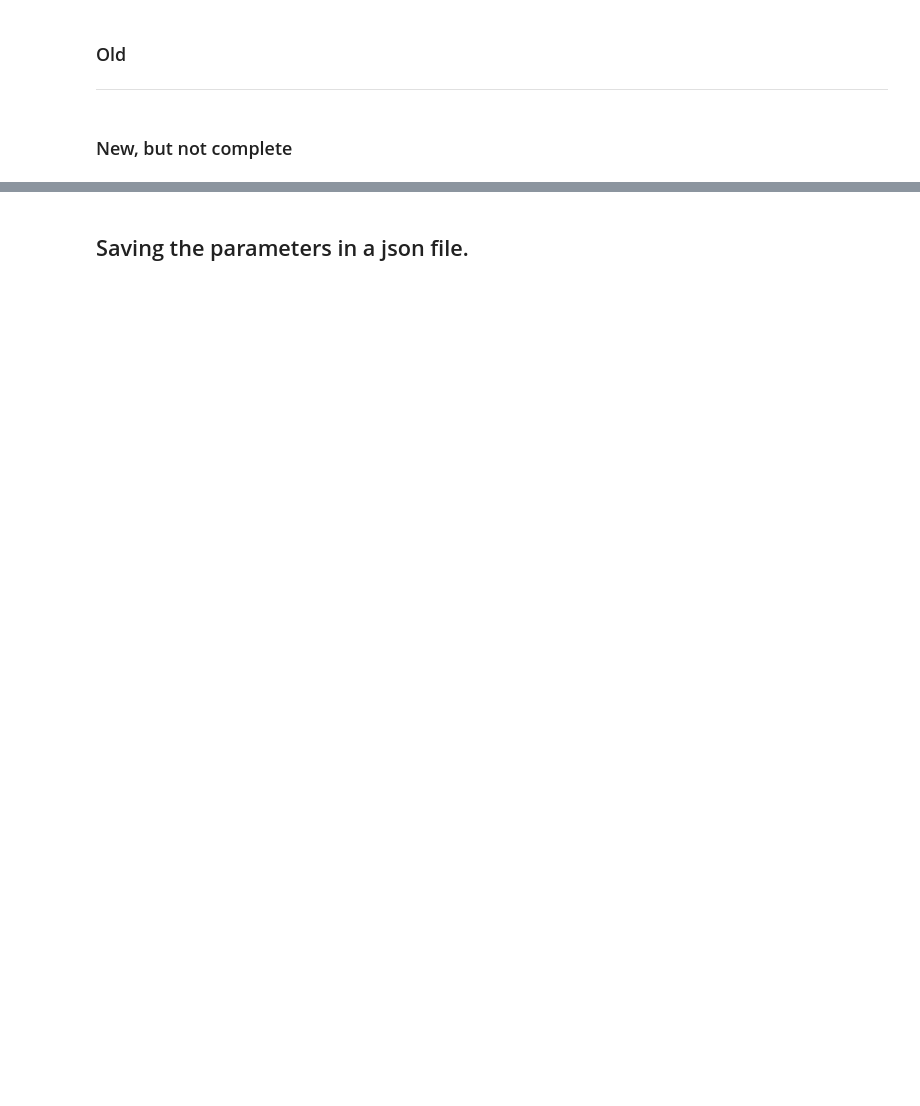
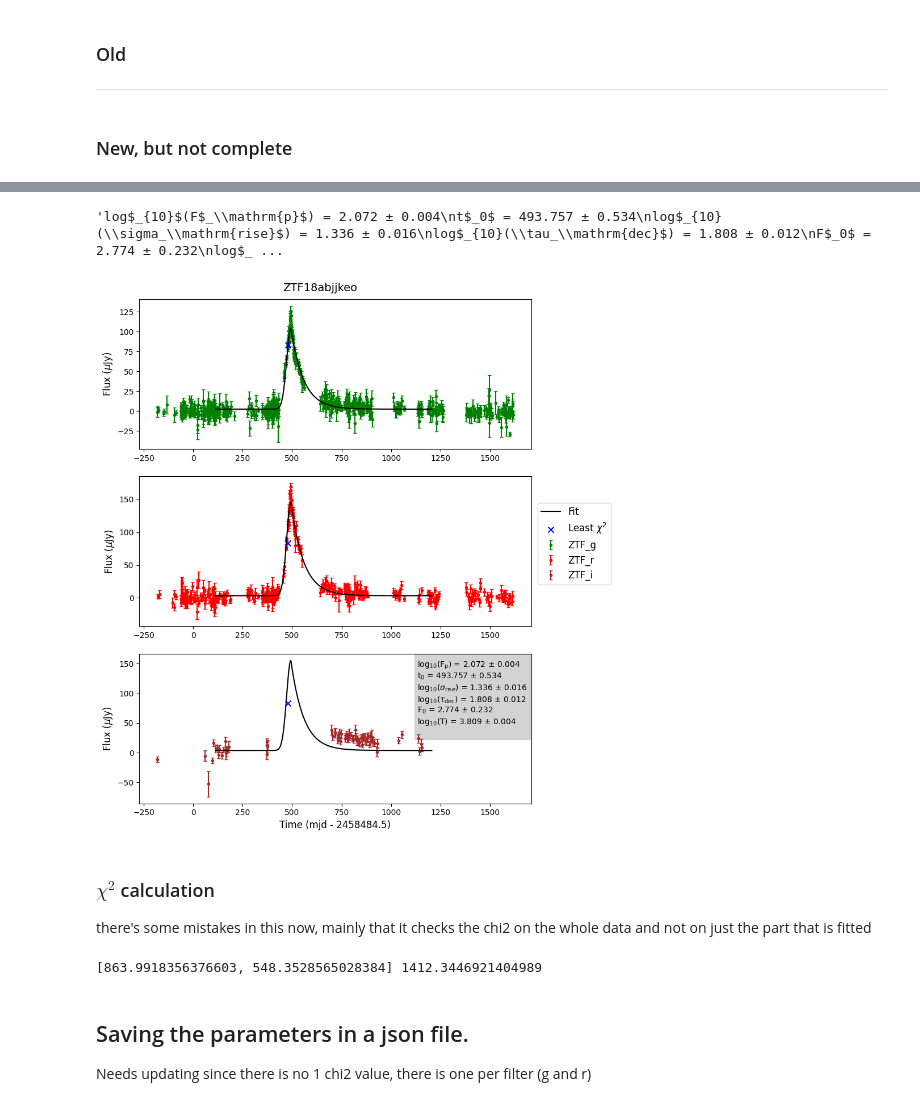
Before and after one commit to TimvdVuurst/FRP_TimvdVuurst, a Jupyter notebook: forced_photometry_2.ipynb, the cells around one changed output, grey strips where cells are left out. Saved outputs shown, nothing was run; the diff lists cells and outputs as text; code cells hidden in the pictures; blank space fills up the shorter version.

```diff
--- a/forced_photometry_2.ipynb
+++ b/forced_photometry_2.ipynb
@@ -150,11 +152,14 @@ plot_clean_unclean_data(testdata_full,testdata_unclean)
 #Source: http://svo2.cab.inta-csic.es/theory/fps/index.php?mode=browse&gname=Palomar&gname2=ZTF&asttype=
 g_center = c/ (4746.48 * 1e-10)
 r_center = c / (6366.38 * 1e-10)
+i_center = c / (7867.41 * 1e-10)
 
 chi2_results, peak_ind, peak_position_guess, peak_guess = fp.chi2_peak_finder(flux,err,time,time_zeropoint)
 print(f"Peak guess: {peak_guess} at time {peak_position_guess}.")
 
 time_mask = (time > (peak_position_guess - 365)) & (time < (peak_position_guess+365*2)) #these are the times we will be fitting on
+time_mask_full = (testdata_full['time'].values > (peak_position_guess - 365)) & (testdata_full['time'].values < (peak_position_guess+365*2))  #same mask but also usable for ZTF_i
+time_fit_full = testdata_full['time'][time_mask_full]
 
 #values for fitting
 flux_fit,err_fit,time_fit,filters_fit = flux[time_mask],err[time_mask],time[time_mask],testdata['filter'][time_mask].to_numpy()
@@ -164,7 +169,7 @@ v1 = filters_fit.copy()
 v1[v1 == 'ZTF_g'] = g_center
 v1[v1 == 'ZTF_r'] = r_center
 v1 = v1.astype(np.float64)
-v0 = np.average([g_center,r_center],weights=[np.sum(filters_fit=='ZTF_g'),np.sum(filters_fit=='ZTF_r')])
+nu_0 = np.average([g_center,r_center],weights=[np.sum(filters_fit=='ZTF_g'),np.sum(filters_fit=='ZTF_r')])
 
 #Initial guesses and boundings for fitting in order: Fp, peak_pos, sigma, tau_dec, F0, T
 guesses = [np.log10(np.max(flux_fit)),peak_position_guess,1,2.5,1,4]
@@ -401,3 +317,72 @@ Sum of best green and red: 1468.696144422285 + 882.0747074101976 = 2350.77085183
+# %%
+paramstr = ''
+newnames = [r'log$_{10}$(F$_\mathrm{p}$)',r't$_0$',r'log$_{10}(\sigma_\mathrm{rise}$)',r'log$_{10}(\tau_\mathrm{dec}$)',r'F$_0$',r'log$_{10}$(T)']
+for i,n in enumerate(newnames):
+    paramstr += f'{n} = {popt[i]:.3f} ± {perr[i]:.3f}'
+    paramstr += '\n'
+
+paramstr
+# %% [output]
+'log$_{10}$(F$_\\mathrm{p}$) = 2.072 ± 0.004\nt$_0$ = 493.757 ± 0.534\nlog$_{10}(\\sigma_\\mathrm{rise}$) = 1.336 ± 0.016\nlog$_{10}(\\tau_\\mathrm{dec}$) = 1.808 ± 0.012\nF$_0$ = 2.774 ± 0.232\nlog$_ ...
+# %%
+colors = ['green','red','brown']
+labels_ebar = ['ZTF_g','ZTF_r','ZTF_i']
+lines = []
+labels = []
+
+fig,axes = plt.subplots(nrows=3,sharex=True,figsize=(8,10))
+
+axes[0].xaxis.set_tick_params(which='both', labelbottom=True)
+axes[1].xaxis.set_tick_params(which='both', labelbottom=True)
+for i,ax in enumerate(axes):
+    ax.errorbar(testdata_full['time'][filtermasks[i]],testdata_full['flux'][filtermasks[i]],testdata_full['flux_unc'][filtermasks[i]],
+                fmt='.',c=colors[i],label=labels_ebar[i],capsize=2)
+    if i == 0:
+        ax.plot(moretimes,fits_plot[i],c='black',zorder=10,label='Fit')
+    else:
+        ax.plot(moretimes,fits_plot[i],c='black',zorder=10)
+
+    if i < 3:
+        if i == 0:
+            ax.scatter(peak_position_guess,peak_guess,s=50,marker='x',c='blue',zorder=10,label=r'Least $\chi^2$')
+        else:
+            ax.scatter(peak_position_guess,peak_guess,s=50,marker='x',c='blue',zorder=10)
+
+
+    ax.set_ylabel(r"Flux ($\mu$Jy)",fontsize=12)
+
+    Line, Label = ax.get_legend_handles_labels()
+    # print(Label)
+    lines.extend(Line)
+    labels.extend(Label)
+
+axes[-1].set_xlabel(f"Time (mjd - 2458484.5)",fontsize=12)
+axes[-1].text(0.71,0.46,paramstr,transform=axes[-1].transAxes,fontsize=10,backgroundcolor='lightgray',zorder=-1)
+
+plt.suptitle(ztf_name,fontsize=14)
+fig.legend(lines,labels,bbox_to_anchor=[1.15,0.6],fontsize=12)
+# fig.legend(lines,labels,loc=[0.783,0.166])
+# plt.legend()
+fig.tight_layout()
+plt.show()
+# %% [output]
+[figure, added]
+# %% [markdown]
+### $\chi^2$ calculation
+there's some mistakes in this now, mainly that it checks the chi2 on the whole data and not on just the part that is fitted
+# %%
+masks = [np.array(testdata['filter'] == f)[time_mask] for f in np.unique(testdata['filter'])]
+greenmask,redmask = masks
+fits = [gauss_exp(time_fit,c,nu_0,*popt) for c in [g_center,r_center]]
+
+chis = []
+for i,fit in enumerate(fits):
+    chis.append(fp.chi2(flux_fit[masks[i]],err_fit[masks[i]],fit[masks[i]]))
+    pass
+print(chis,sum(chis))
+# %% [output]
+[863.9918356376603, 548.3528565028384] 1412.3446921404989
 # %% [markdown]
 ## Saving the parameters in a json file.
+Needs updating since there is no 1 chi2 value, there is one per filter (g and r)
 # %%
```
Also changed, not shown: parts of 9 cells of this notebook, 1 other file.
